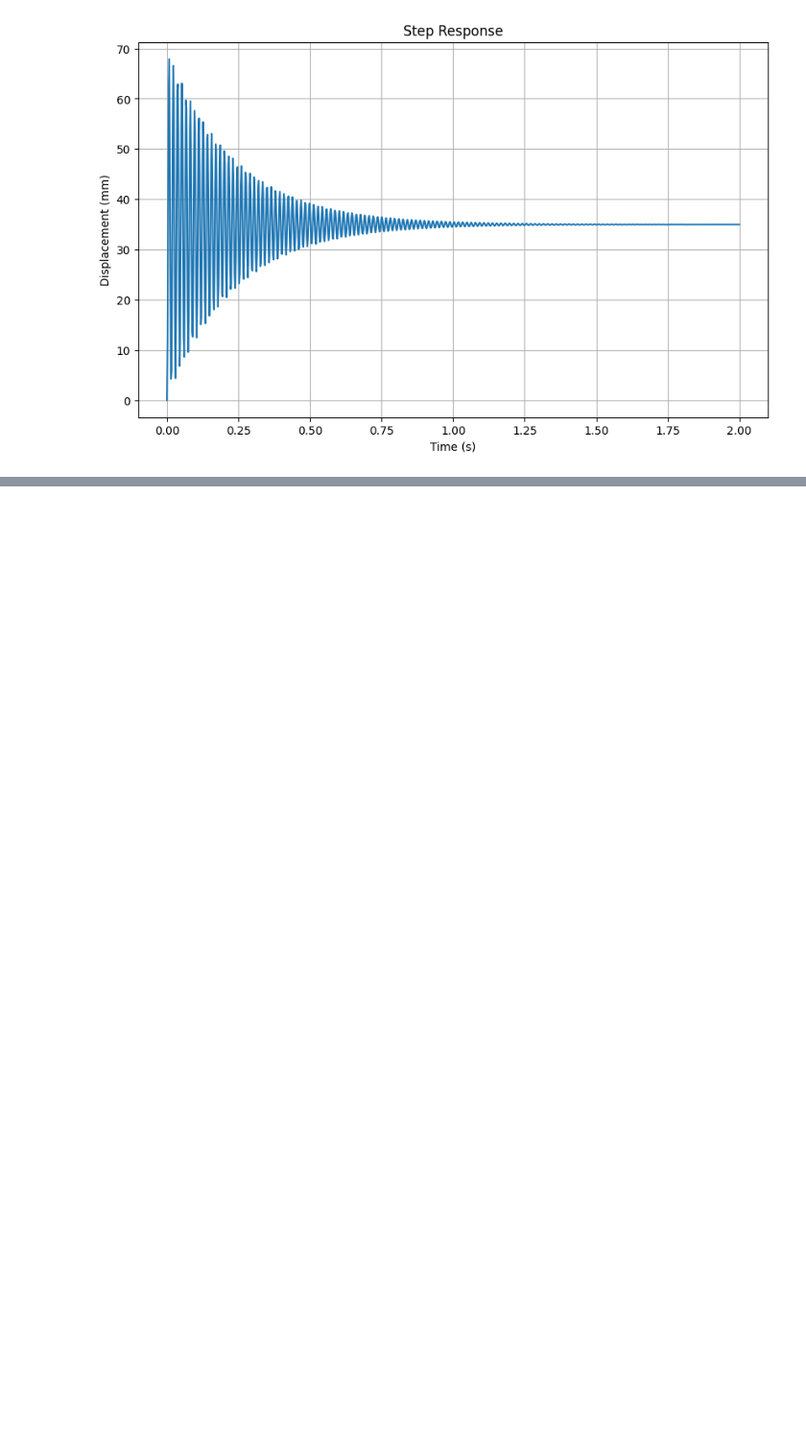
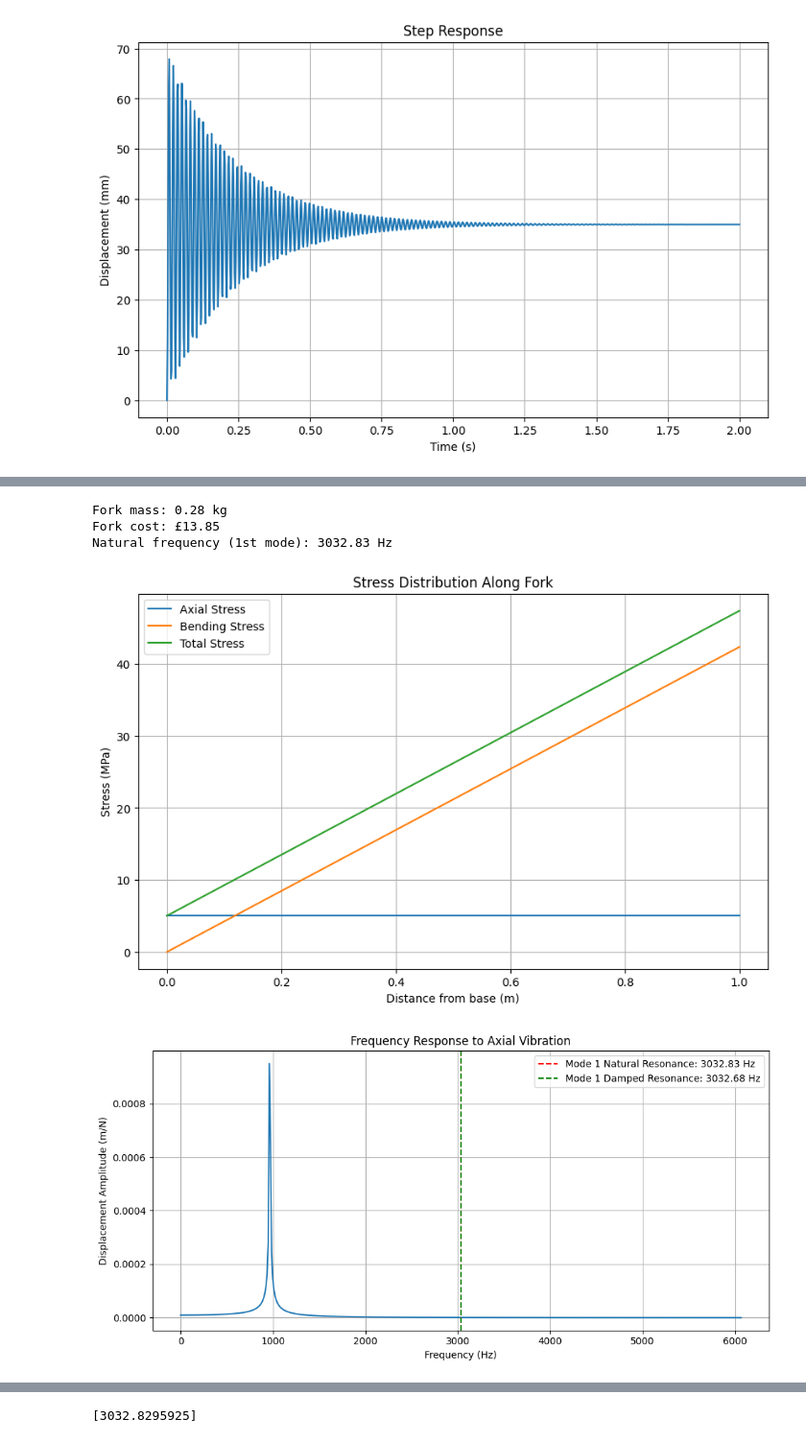
Before and after one commit to jackhenry02/Bike_coding, a Jupyter notebook: simulation.ipynb, the cells around one changed output, grey strips where cells are left out. Shown at 96% size. Drawn from its saved outputs; the diff is of its cells as text; code cells hidden in the pictures; blank space fills up the shorter version.

Commit message:
Layup direction effect

```diff
--- a/simulation.ipynb
+++ b/simulation.ipynb
@@ -162,0 +162,19 @@ Natural frequency (1st mode): 3454.94 Hz
+# %%
+sequence3 = [
+    {'material_type': MaterialType.Flax_generic, 'thickness': 0.15, 'orientation': 0, 'name': 'Flax 0°'},
+    {'material_type': MaterialType.CARBON_T300, 'thickness': 0.1, 'orientation': 0, 'name': 'Carbon 0°'},
+    {'material_type': MaterialType.Flax_generic, 'thickness': 0.15, 'orientation': 45, 'name': 'Flax 45°'},
+    {'material_type': MaterialType.Flax_generic, 'thickness': 0.15, 'orientation': -45, 'name': 'Flax -45°'},
+    {'material_type': MaterialType.CARBON_T300, 'thickness': 0.1, 'orientation': 0, 'name': 'Carbon 0°'},
+    {'material_type': MaterialType.CARBON_T300, 'thickness': 0.1, 'orientation': 0, 'name': 'Carbon 0°'},
+    {'material_type': MaterialType.Flax_generic, 'thickness': 0.15, 'orientation': -45, 'name': 'Flax -45°'},
+    {'material_type': MaterialType.Flax_generic, 'thickness': 0.15, 'orientation': 45, 'name': 'Flax 45°'},
+    {'material_type': MaterialType.CARBON_T300, 'thickness': 0.1, 'orientation': 0, 'name': 'Carbon 0°'},
+    {'material_type': MaterialType.Flax_generic, 'thickness': 0.15, 'orientation': 0, 'name': 'Flax 0°'}
+]
+
+layup3 = create_layup_from_sequence(sequence3)
+
+props = layup3.calculate_effective_properties()
+for key, value in props.items():
+    print(f"{key}: {value:.3f}")
@@ -162,0 +189,43 @@ Natural frequency (1st mode): 3454.94 Hz
+# %%
+# Example material properties (Carbon Fiber)
+material = F.MaterialProperties(
+    E_axial=props['E_x'],  # GPa
+    E_transverse=props['E_y'],  # GPa
+    G=props['G_xy'],  # GPa
+    nu=props['nu_xy'],
+    rho=props['density'],  # kg/m³
+    cost_per_kg=50,  # £/kg
+    damping_ratio=0.01
+)
+
+# Example geometry
+geometry = F.ForkGeometry(
+    length=1,  # m
+    outer_diameter=0.05,  # m
+    wall_thickness=props['thickness']*1e-3  # m
+)
+
+# Create simulation
+fork = F.ForkSimulation(material, geometry)
+
+# Print basic properties
+print(f"Fork mass: {fork.mass:.2f} kg")
+print(f"Fork cost: £{fork.cost:.2f}")
+print(f"Natural frequency (1st mode): {fork.natural_frequency()[0]:.2f} Hz")
+
+# Example analysis
+fork.plot_stress_distribution(axial_force=1000, transverse_force=100)  # 1000N axial, 500N transverse
+fork.plot_axial_frequency_response(force_amplitude=100)  # 100N force, 0-100Hz range
+fork.plot_frequency_response(force_amplitude=100, frequency_range=(0,100))
+print(fork.natural_frequency())
+
+# Time domain analysis
+fork.plot_steady_state_vibration(force_amplitude=100, frequency=10)  # 100N at 10Hz
+fork.plot_step_response(force_amplitude=100)  # 100N step force
+fork.plot_flex_step_response(force_amplitude=100)  # 100N step force
+# %% [output]
+Fork mass: 0.28 kg
+Fork cost: £13.85
+Natural frequency (1st mode): 3032.83 Hz
+[figure, added]
+[figure, added]
@@ -162,0 +233 @@ Natural frequency (1st mode): 3454.94 Hz
+[3032.8295925]
```
Also changed, not shown: parts of 4 cells of this notebook, 1 other file.
